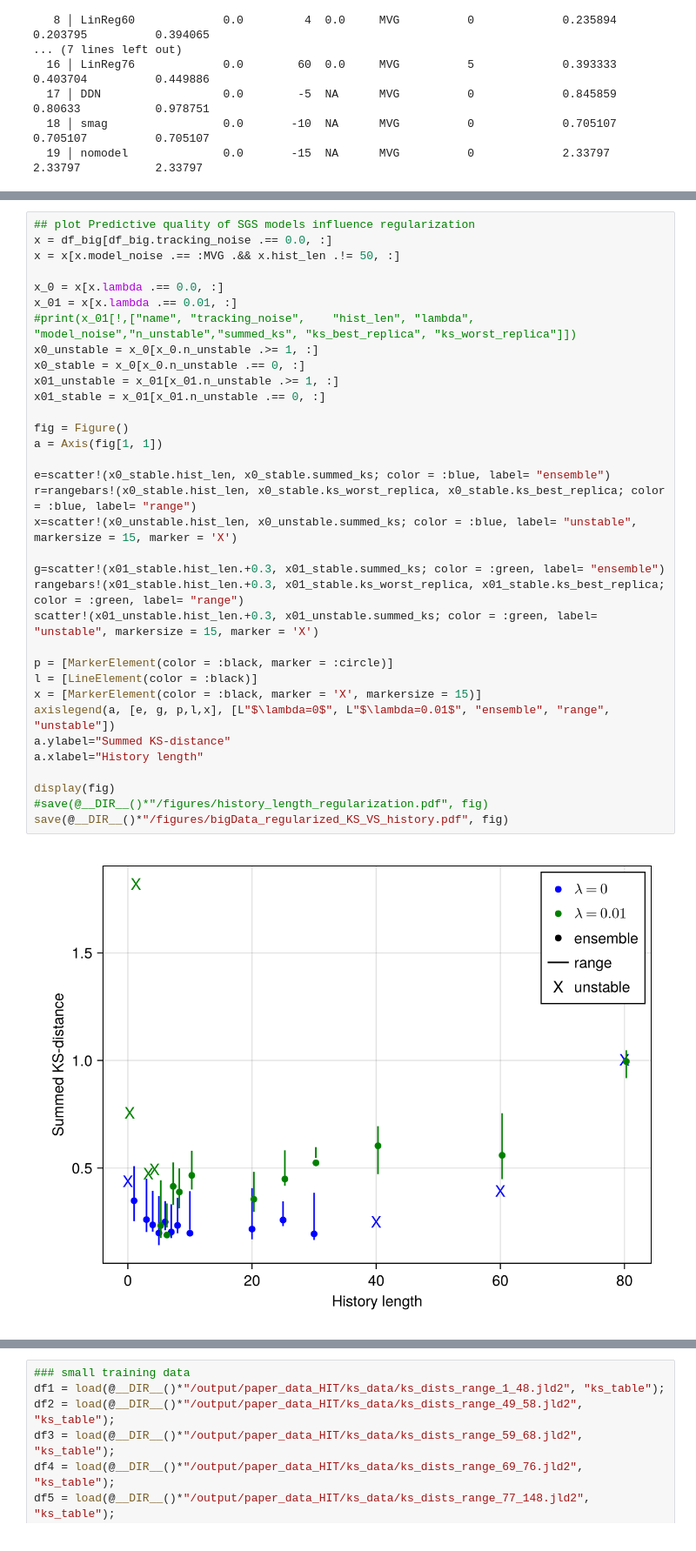
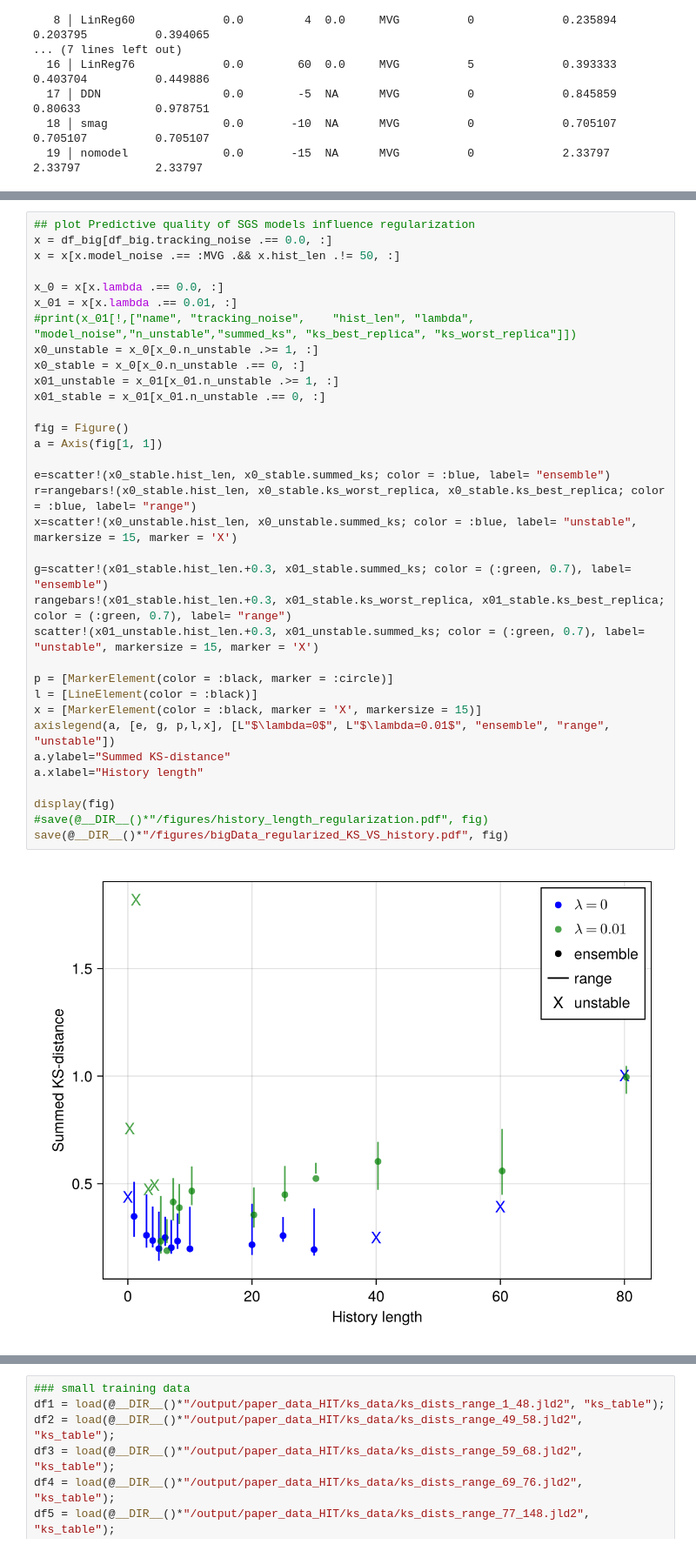
Before and after one commit to rik-stra/IncompressibleNavierStokes.jl, a Jupyter notebook: lib/RikFlow/exp_square_HIT/analyse_KS_databases.ipynb, the cells around one changed output, grey strips where cells are left out. Shown at 87% size. Drawn from its saved outputs; the diff is of its cells as text.

```diff
--- a/lib/RikFlow/exp_square_HIT/analyse_KS_databases.ipynb
+++ b/lib/RikFlow/exp_square_HIT/analyse_KS_databases.ipynb
@@ -102,37 +102,37 @@ CairoMakie.Screen{PDF}
 x = df_big[df_big.tracking_noise .== 0.0, :]
 x = x[x.model_noise .== :MVG .&& x.hist_len .!= 50, :]
 
 x_0 = x[x.lambda .== 0.0, :]
 x_01 = x[x.lambda .== 0.01, :]
 #print(x_01[!,["name", "tracking_noise",	"hist_len",	"lambda", "model_noise","n_unstable","summed_ks", "ks_best_replica", "ks_worst_replica"]])
 x0_unstable = x_0[x_0.n_unstable .>= 1, :]
 x0_stable = x_0[x_0.n_unstable .== 0, :]
 x01_unstable = x_01[x_01.n_unstable .>= 1, :]
 x01_stable = x_01[x_01.n_unstable .== 0, :]
 
 fig = Figure()
 a = Axis(fig[1, 1])
 
 e=scatter!(x0_stable.hist_len, x0_stable.summed_ks; color = :blue, label= "ensemble")
 r=rangebars!(x0_stable.hist_len, x0_stable.ks_worst_replica, x0_stable.ks_best_replica; color = :blue, label= "range")
 x=scatter!(x0_unstable.hist_len, x0_unstable.summed_ks; color = :blue, label= "unstable", markersize = 15, marker = 'X')
 
-g=scatter!(x01_stable.hist_len.+0.3, x01_stable.summed_ks; color = :green, label= "ensemble")
-rangebars!(x01_stable.hist_len.+0.3, x01_stable.ks_worst_replica, x01_stable.ks_best_replica; color = :green, label= "range")
-scatter!(x01_unstable.hist_len.+0.3, x01_unstable.summed_ks; color = :green, label= "unstable", markersize = 15, marker = 'X')
+g=scatter!(x01_stable.hist_len.+0.3, x01_stable.summed_ks; color = (:green, 0.7), label= "ensemble")
+rangebars!(x01_stable.hist_len.+0.3, x01_stable.ks_worst_replica, x01_stable.ks_best_replica; color = (:green, 0.7), label= "range")
+scatter!(x01_unstable.hist_len.+0.3, x01_unstable.summed_ks; color = (:green, 0.7), label= "unstable", markersize = 15, marker = 'X')
 
 p = [MarkerElement(color = :black, marker = :circle)]
 l = [LineElement(color = :black)]
 x = [MarkerElement(color = :black, marker = 'X', markersize = 15)]
 axislegend(a, [e, g, p,l,x], [L"$\lambda=0$", L"$\lambda=0.01$", "ensemble", "range", "unstable"])
 a.ylabel="Summed KS-distance"
 a.xlabel="History length"
 
 display(fig)
 #save(@__DIR__()*"/figures/history_length_regularization.pdf", fig)
 save(@__DIR__()*"/figures/bigData_regularized_KS_VS_history.pdf", fig)
 # %% [output]
-[figure, old version]
+[figure, new version]
 CairoMakie.Screen{PDF}
 # %%
 ### small training data
```
Also changed, not shown: parts of 2 cells of this notebook, 2 other files.
